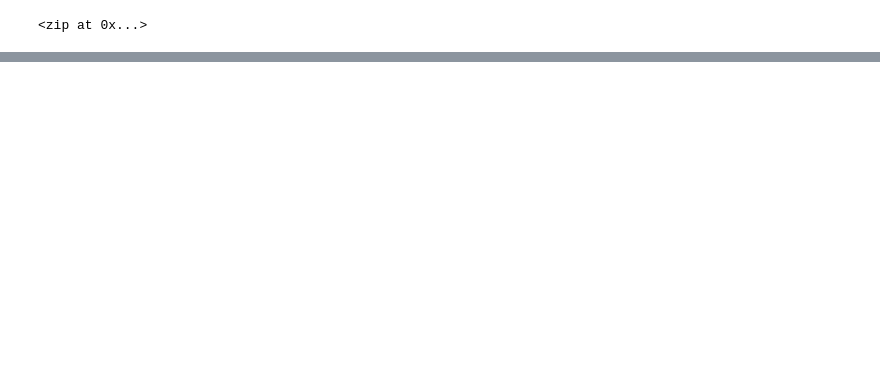
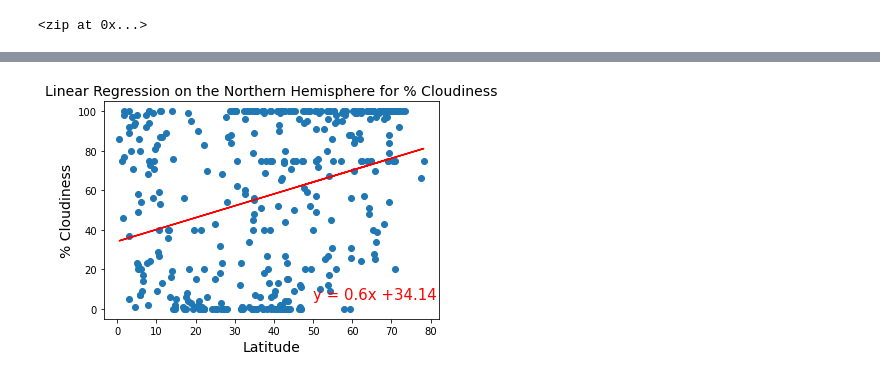
Before and after one commit to MDaily7/World_Weather_Analysis, a Jupyter notebook: WheatherPy.ipynb, the cells around one changed output, grey strips where cells are left out. Saved outputs shown, nothing was run; the diff lists cells and outputs as text; code cells hidden in the pictures; blank space fills up the shorter version.

```diff
--- a/WheatherPy.ipynb
+++ b/WheatherPy.ipynb
@@ -252,0 +265,7 @@ plot_linear_regression(s_x_values, s_y_values, 'Linear Regression on the Souther
+# %%
+#Northern Hemisphere % Humidity linear regression
+x_values = northern_hemi_df['Lat']
+y_values = northern_hemi_df['Cloudiness']
+plot_linear_regression(x_values, y_values, 'Linear Regression on the Northern Hemisphere for % Cloudiness', '% Cloudiness', (50,5))
+# %% [output]
+[figure, added]
```
Also changed, not shown: parts of 19 cells of this notebook, 5 other files.
